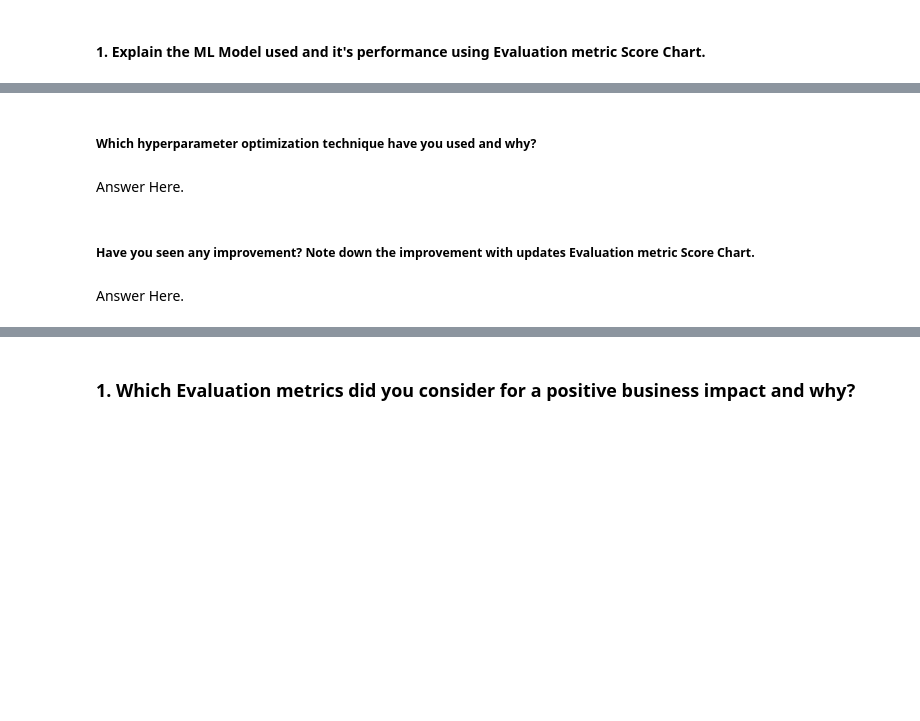
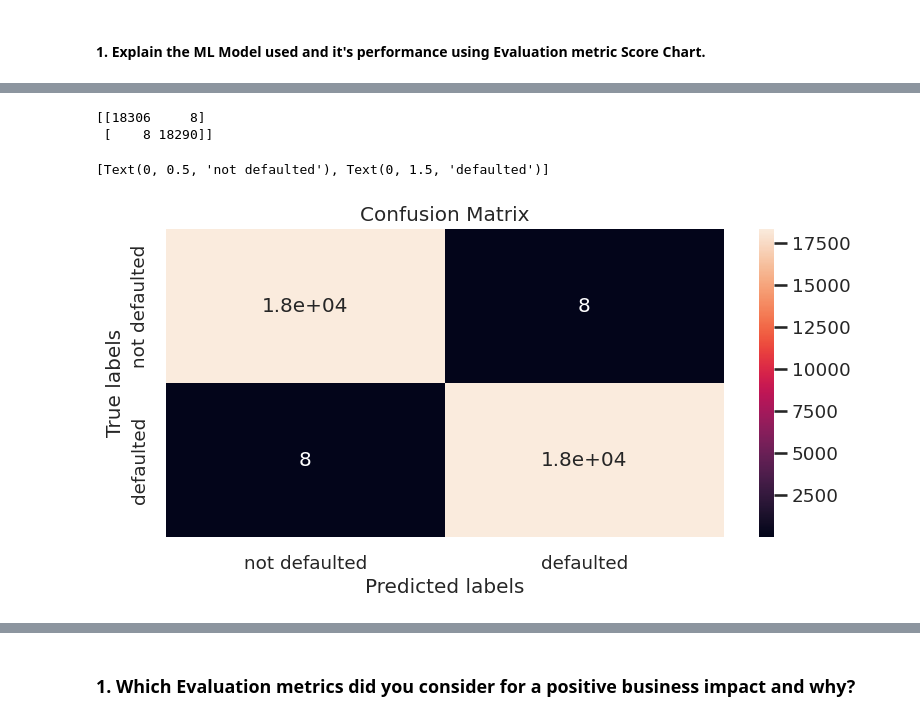
Before and after one commit to albin2122/Credit-Card-Default-Prediction, a Jupyter notebook: Credit_Card_Default_Prediction.ipynb, the cells around one changed output, grey strips where cells are left out. Drawn from its saved outputs; the diff is of its cells as text; code cells hidden in the pictures; blank space fills up the shorter version.

```diff
--- a/Credit_Card_Default_Prediction.ipynb
+++ b/Credit_Card_Default_Prediction.ipynb
@@ -1972,3 +2105,14 @@ knn_cv.best_score_
 knn_cv.best_params_
 # %% [output]
 {'n_neighbors': 1}
+# %%
+knn = KNeighborsClassifier(n_neighbors=1)
+
+# Fit the model
+knn.fit(X_train, y_train)
+
+# Compute accuracy on the training set
+train_accuracy= knn.score(X_train, y_train)
+
+# Compute accuracy on the test set
+test_accuracy = knn.score(X_test, y_test)
@@ -1975,2 +2123,6 @@ knn_cv.best_params_
+# %%
+# Get the predicted classes
+train_class_preds = knn.predict(X_train)
+test_class_preds = knn.predict(X_test)
 # %% [markdown]
 #### 1. Explain the ML Model used and it's performance using Evaluation metric Score Chart.
@@ -1987,8 +2129,20 @@ knn_cv.best_params_
-# %% [markdown]
-##### Which hyperparameter optimization technique have you used and why?
-# %% [markdown]
-Answer Here.
-# %% [markdown]
-##### Have you seen any improvement? Note down the improvement with updates Evaluation metric Score Chart.
-# %% [markdown]
-Answer Here.
+# %%
+# Visualizing evaluation Metric Score chart
+labels = ['not defaulted', 'defaulted']
+cm = confusion_matrix(y_train, train_class_preds)
+print(cm)
+
+ax= plt.subplot()
+sns.heatmap(cm, annot=True, ax = ax) #annot=True to annotate cells
+
+# labels, title and ticks
+ax.set_xlabel('Predicted labels')
+ax.set_ylabel('True labels')
+ax.set_title('Confusion Matrix')
+ax.xaxis.set_ticklabels(labels)
+ax.yaxis.set_ticklabels(labels)
+# %% [output]
+[[18306     8]
+ [    8 18290]]
+[Text(0, 0.5, 'not defaulted'), Text(0, 1.5, 'defaulted')]
+[figure, added]
```
Also changed, not shown: parts of 49 cells of this notebook.
